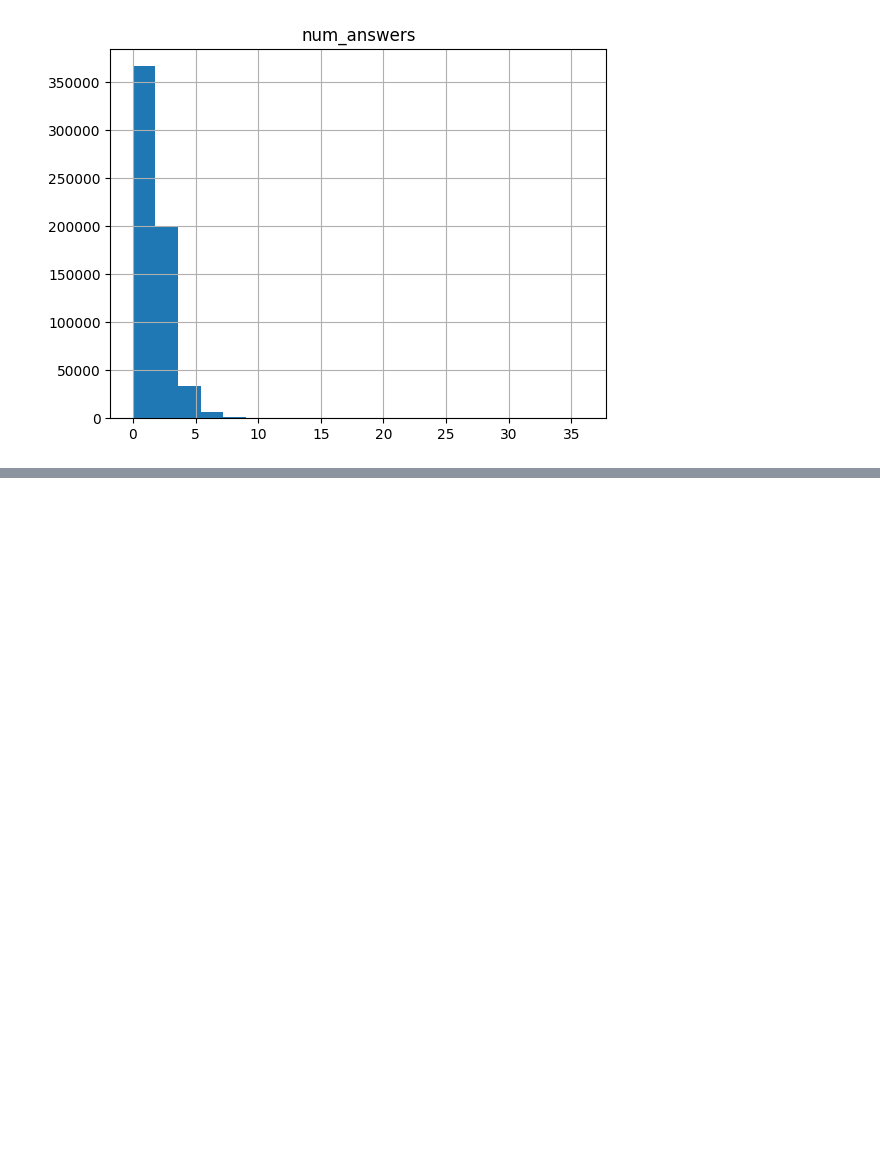
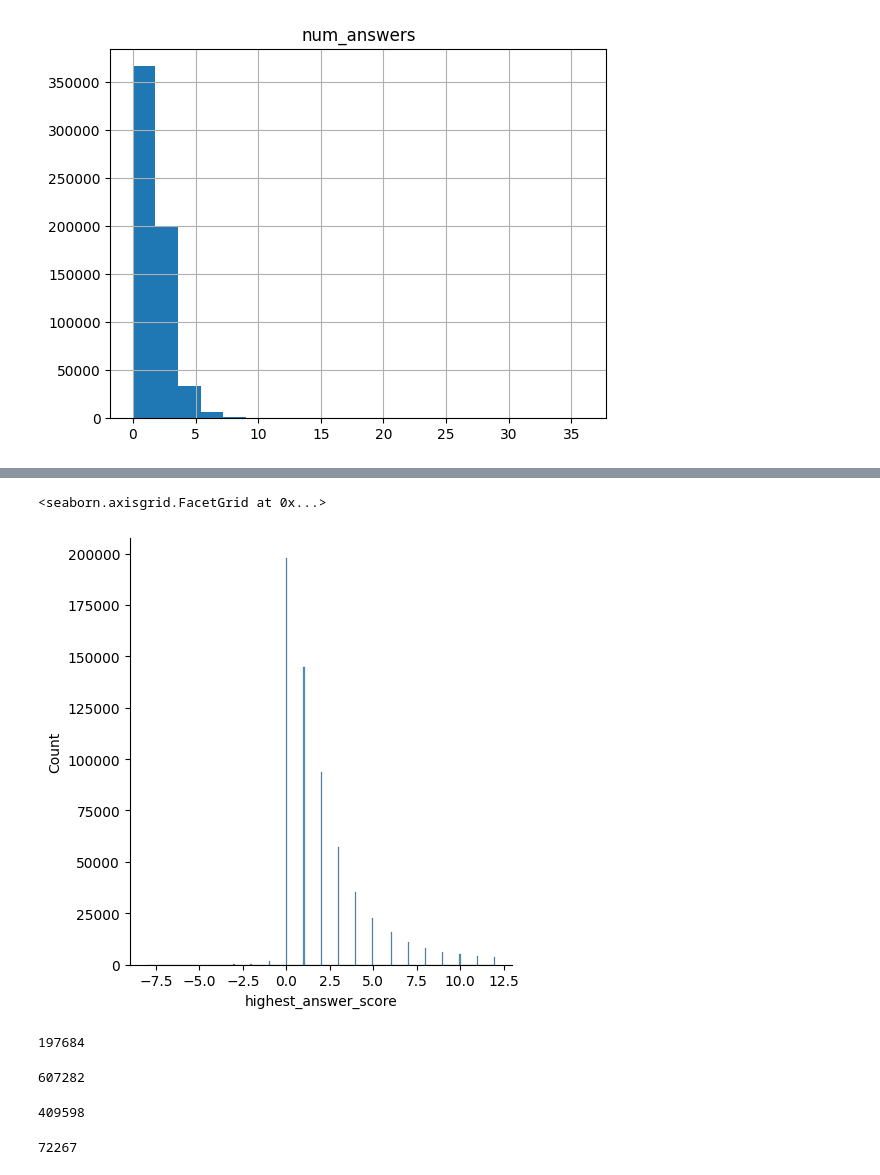
Before and after one commit to Tyler-Chi/w266_finalproject, a Jupyter notebook: EDA.ipynb, the cells around one changed output, grey strips where cells are left out. Saved outputs shown, nothing was run; the diff lists cells and outputs as text; code cells hidden in the pictures; blank space fills up the shorter version.

```diff
--- a/EDA.ipynb
+++ b/EDA.ipynb
@@ -156,3 +154,5 @@ questions_df.hist(column="num_answers", bins=20)
 # %% [output]
 array([[<AxesSubplot:title={'center':'num_answers'}>]], dtype=object)
 [figure]
+# %%
+questions_df['has_positive_answer'] = questions_df['highest_answer_score'] > 0
@@ -158,0 +175,26 @@ array([[<AxesSubplot:title={'center':'num_answers'}>]], dtype=object)
+# %%
+sns.displot(questions_df, x='highest_answer_score')
+# %% [output]
+<seaborn.axisgrid.FacetGrid at 0x...>
+[figure, added]
+# %%
+zero_score_count = np.sum(questions_df['highest_answer_score'] == 0)
+zero_score_count
+# %% [output]
+197684
+# %%
+total_count = questions_df.shape[0]
+total_count
+# %% [output]
+607282
+# %%
+positive_score_count = total_count - zero_score_count
+positive_score_count
+# %% [output]
+409598
+# %%
+# by nature, these would have scores of 0
+count_unanswered_questions = np.sum(questions_df['num_answers'] == 0)
+count_unanswered_questions
+# %% [output]
+72267
```
Also changed, not shown: parts of 5 cells of this notebook, 2 other files.
